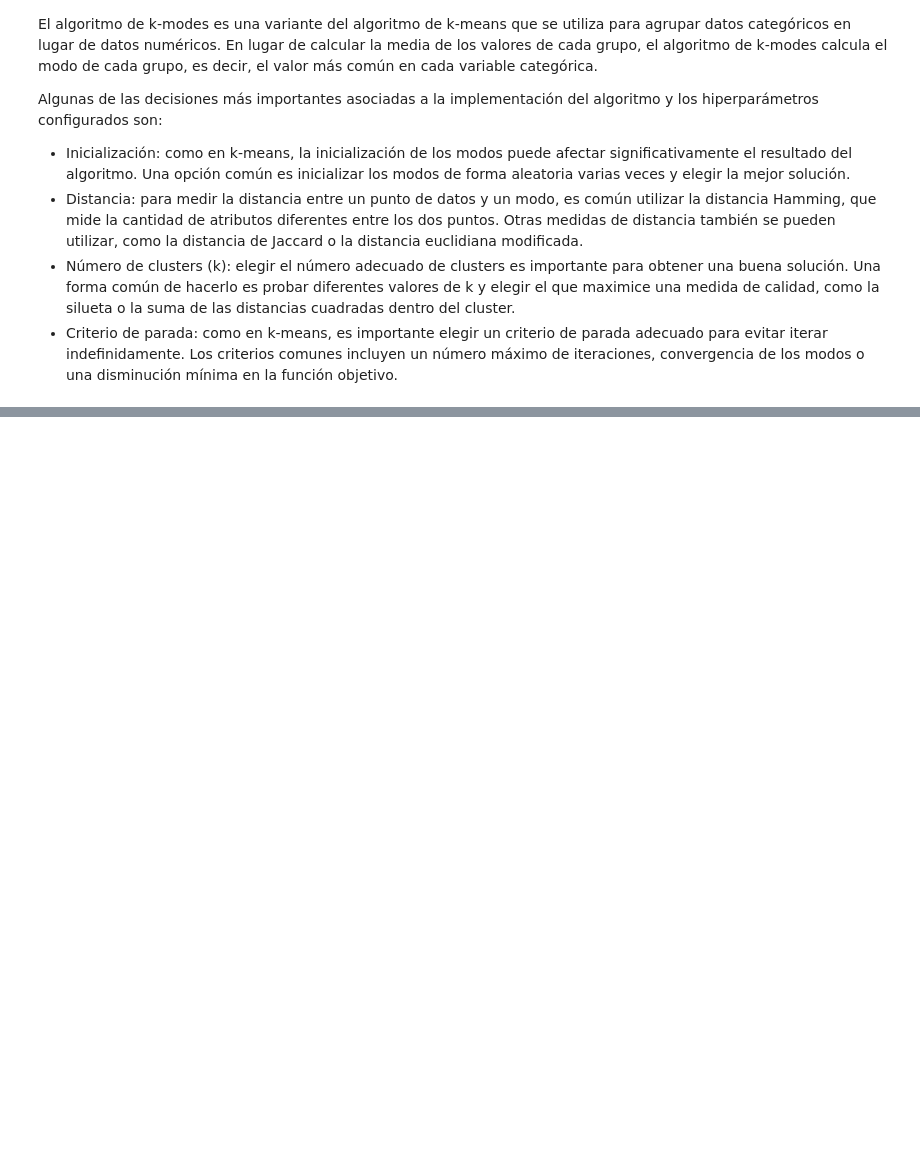
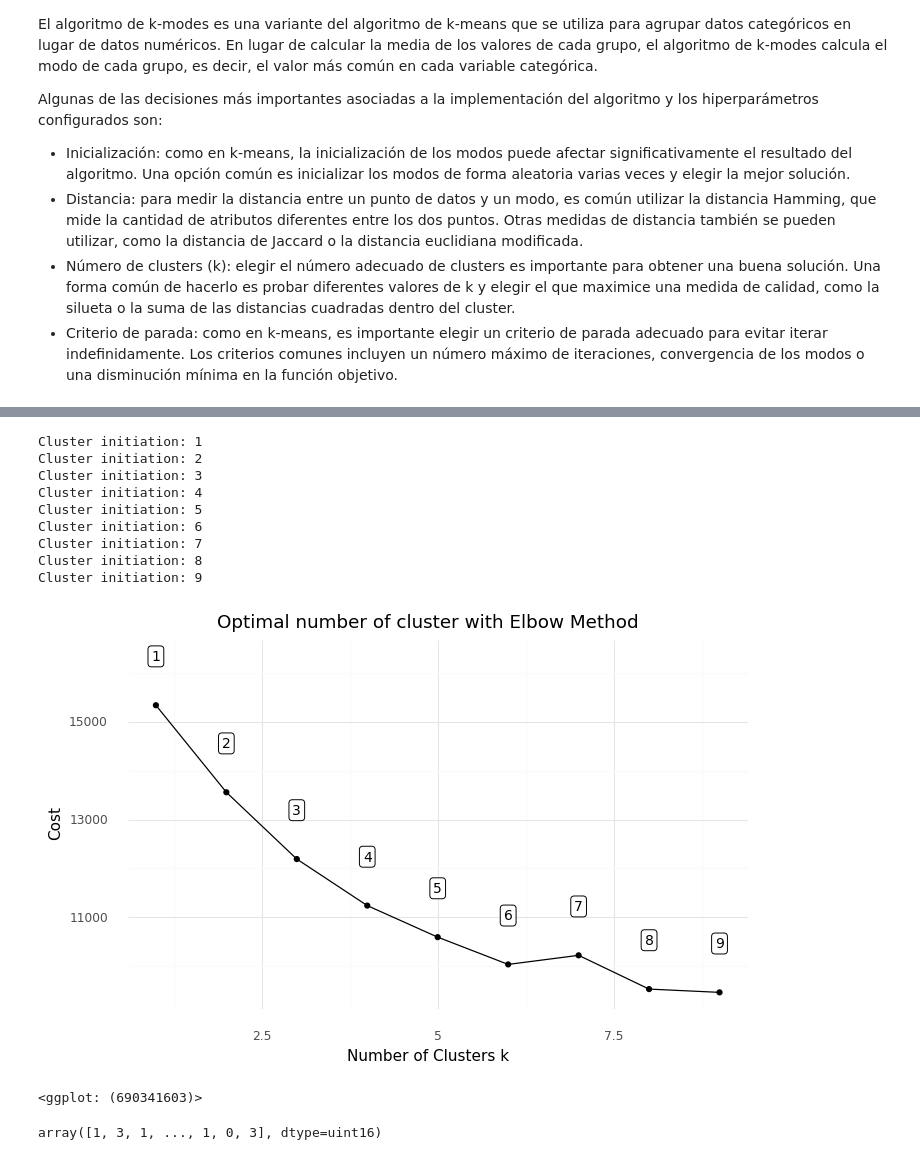
Before and after one commit to uniandes-data-wizards/laboratory-01, a Jupyter notebook: completo.ipynb, the cells around one changed output, grey strips where cells are left out. Cells and saved outputs as stored; diff of their text form; code cells hidden in the pictures; blank space fills up the shorter version.

```diff
--- a/completo.ipynb
+++ b/completo.ipynb
@@ -770,0 +786,3 @@ Best run was number 3
+# %%
+# Cambiar valores nulos
+df_kmodes = df_kmodes.replace(r'^\s*$', np.nan, regex=True)
@@ -770,0 +804,6 @@ Best run was number 3
+# %%
+# Seleccionamos las columnas categóricas
+cols = df_kmodes.select_dtypes('object').columns
+df_cat = df_kmodes[cols]
+# Mostramos los datos
+df_cat.head()
@@ -770,0 +832,52 @@ Best run was number 3
+# %%
+# Convertir dataframe a matriz
+dfMatrix = df_cat.loc[:].to_numpy()
+
+# Choosing optimal K
+cost = []
+for cluster in range(1, 10):
+    try:
+        kmodes = KModes(n_jobs=-1, n_clusters=cluster,
+                        init='Huang', random_state=0)
+        kmodes.fit_predict(dfMatrix)
+        cost.append(kmodes.cost_)
+        print('Cluster initiation: {}'.format(cluster))
+    except:
+        break
+# Converting the results into a dataframe and plotting them
+df_cost = pd.DataFrame({'Cluster': range(1, 10), 'Cost': cost})
+# Data viz
+plotnine.options.figure_size = (8, 4.8)
+(
+    ggplot(data=df_cost) +
+    geom_line(aes(x='Cluster', y='Cost')) +
+    geom_point(aes(x='Cluster', y='Cost')) +
+    geom_label(aes(x='Cluster', y='Cost', label='Cluster'), size=10, nudge_y=1000) +
+    labs(title='Optimal number of cluster with Elbow Method') +
+    xlab('Number of Clusters k') +
+    ylab('Cost') +
+    theme_minimal()
+)
+# %% [output]
+Cluster initiation: 1
+Cluster initiation: 2
+Cluster initiation: 3
+Cluster initiation: 4
+Cluster initiation: 5
+Cluster initiation: 6
+Cluster initiation: 7
+Cluster initiation: 8
+Cluster initiation: 9
+[figure, added]
+<ggplot: (690341603)>
+# %%
+# Creamos una instancia del algoritmo KModes
+kmodes = KModes(n_jobs = -1, n_clusters = 6, init = 'Huang', random_state = 0)
+
+
+# Entrenamos el modelo con los datos
+clusters = kmodes.fit_predict(dfMatrix)
+
+clusters
+# %% [output]
+array([1, 3, 1, ..., 1, 0, 3], dtype=uint16)
```
Also changed, not shown: parts of 52 cells of this notebook, 2 other files.
